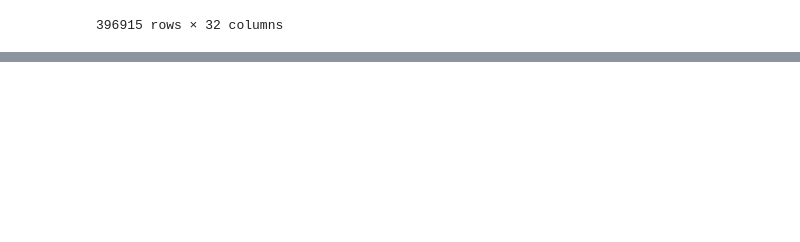
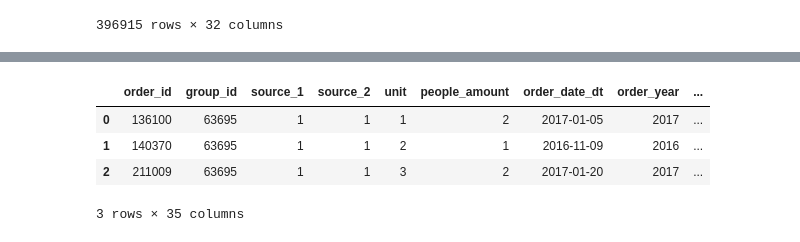
Before and after one commit to HuangKY/t_brain_ai, a Jupyter notebook: analysis/sleeping1013/variables_derivation.ipynb, the cells around one changed output, grey strips where cells are left out. Cells and saved outputs as stored; diff of their text form; code cells hidden in the pictures; blank space fills up the shorter version.

```diff
--- a/analysis/sleeping1013/variables_derivation.ipynb
+++ b/analysis/sleeping1013/variables_derivation.ipynb
@@ -155,8 +160,8 @@ df_airline_fly_time = tmp.groupby('group_id').first().reset_index()[['group_id',
 # %% [markdown]
 > need to fix the cross year trip
 # %%
-tmp = pd.merge(order_data, df_total_travel_time.reset_index(), on='group_id', how='left')
-tmp = pd.merge(tmp, df_route_num.reset_index(), on='group_id', how='left')
+tmp = pd.merge(order_data, df_total_travel_time, on='group_id', how='left')
+tmp = pd.merge(tmp, df_route_num, on='group_id', how='left')
 tmp = pd.merge(tmp, df_airline_fly_time, on='group_id', how='left')
 df_predictors = pd.merge(tmp, group_data.drop(['product_name','promotion_prog'], axis=1), on='group_id', how='left').drop('order_date', axis=1)
 df_predictors['date_diff_order_begin'] = df_predictors.fly_time - df_predictors.order_date_dt
@@ -223,0 +235,8 @@ df_predictors.drop(['order_date_dt','begin_date_dt','end_date_dt'], axis=1)
+# %%
+df_predictors[df_predictors['group_id'] == 63695]
+# %% [output]
+|  | order_id | group_id | source_1 | source_2 | unit | people_amount | order_date_dt | order_year | ... |
+| 0 | 136100 | 63695 | 1 | 1 | 1 | 2 | 2017-01-05 | 2017 | ... |
+| 1 | 140370 | 63695 | 1 | 1 | 2 | 1 | 2016-11-09 | 2016 | ... |
+| 2 | 211009 | 63695 | 1 | 1 | 3 | 2 | 2017-01-20 | 2017 | ... |
+3 rows × 35 columns
```
Also changed, not shown: parts of 9 cells of this notebook, 7 other files.
